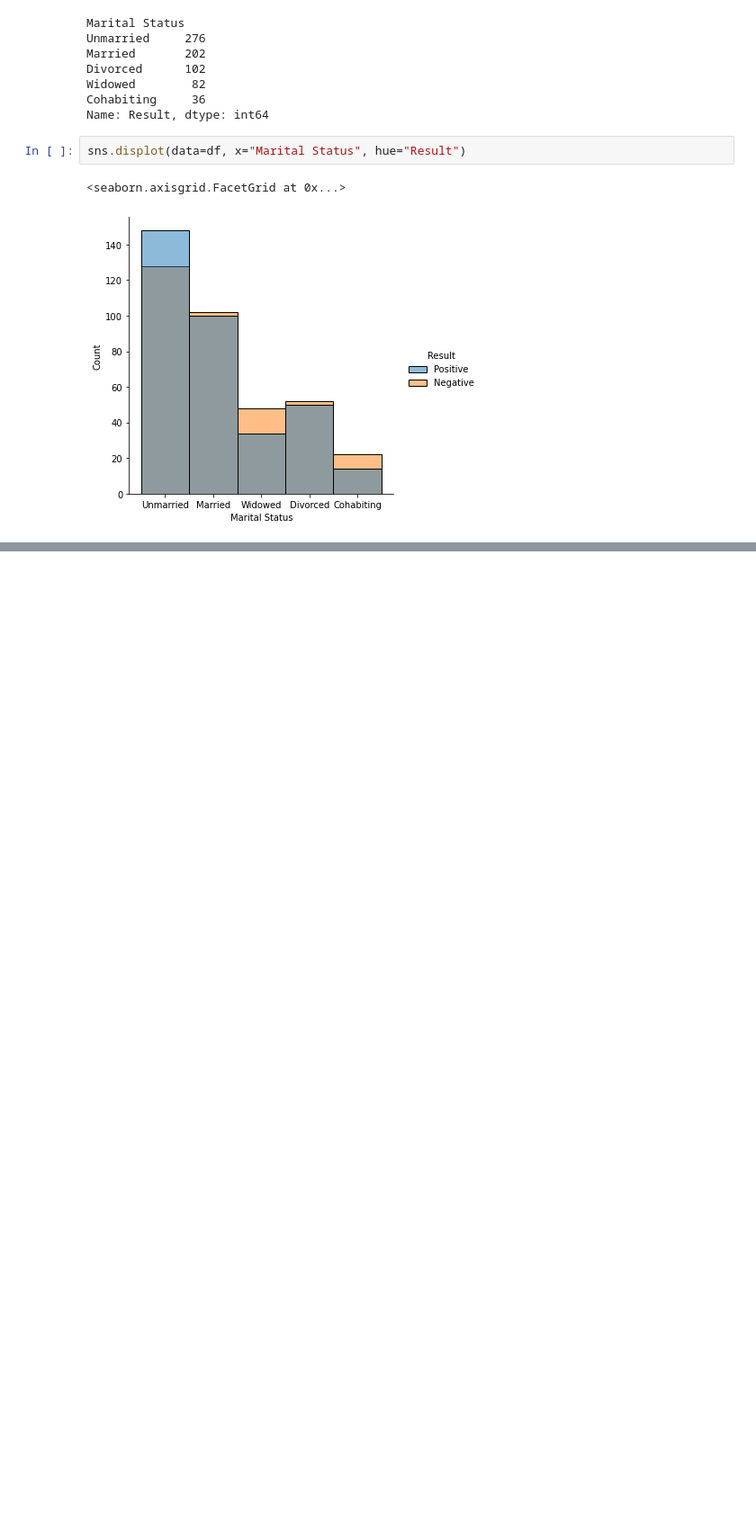
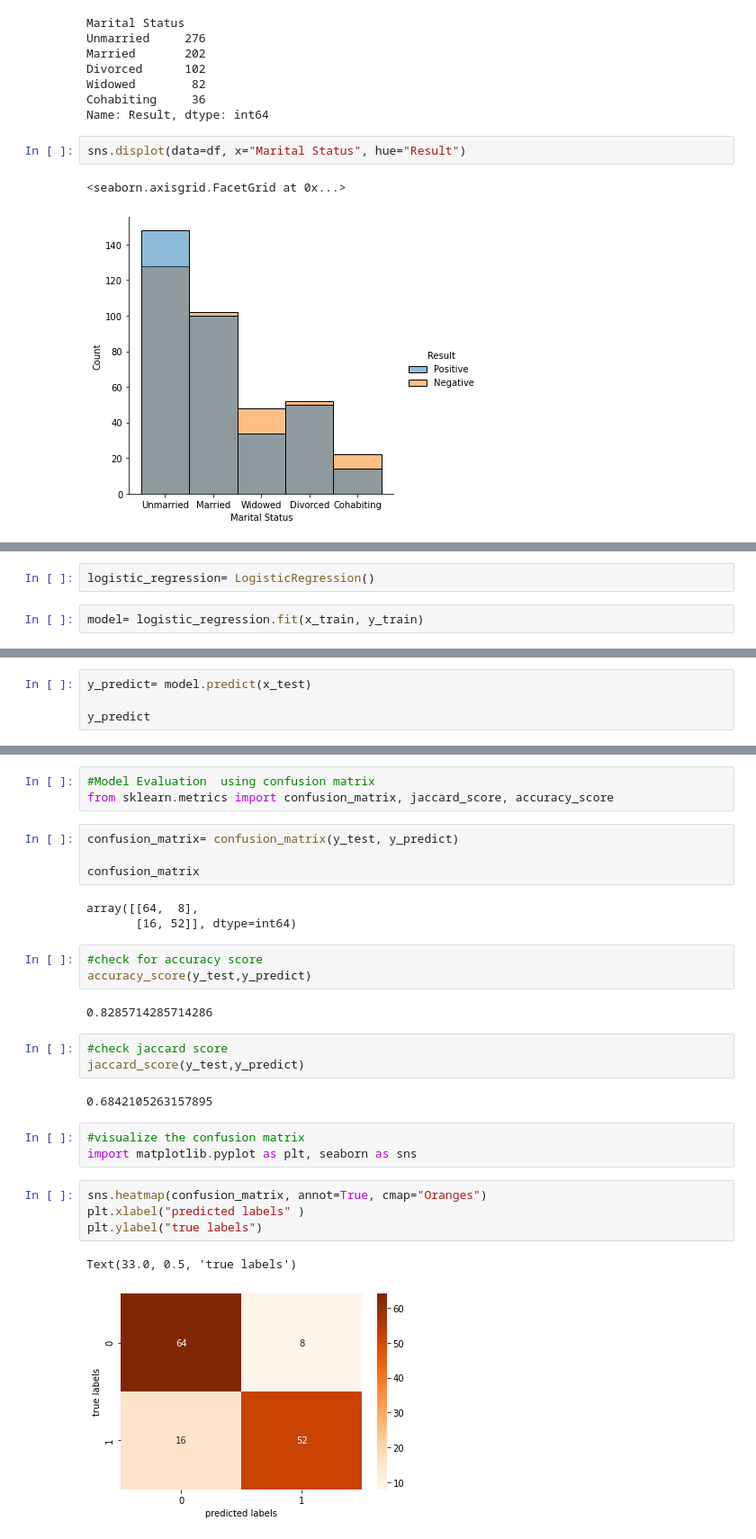
Before and after one commit to michaelegbujua/HIV_analysis, a Jupyter notebook: HIV_analysis_AnalyticsProject.ipynb, the cells around one changed output, grey strips where cells are left out. Shown: that part at 90% size. Cells and saved outputs as stored; diff of their text form; blank space fills up the shorter version.

Commit message:
I started some basic predictions work on the data

```diff
--- a/HIV_analysis_AnalyticsProject.ipynb
+++ b/HIV_analysis_AnalyticsProject.ipynb
@@ -735,0 +831,4 @@ sns.displot(data=df, x="Marital Status", hue="Result")
+# %%
+logistic_regression= LogisticRegression()
+# %%
+model= logistic_regression.fit(x_train, y_train)
@@ -735,0 +843,4 @@ sns.displot(data=df, x="Marital Status", hue="Result")
+# %%
+y_predict= model.predict(x_test)
+
+y_predict
@@ -735,0 +857,30 @@ sns.displot(data=df, x="Marital Status", hue="Result")
+# %%
+#Model Evaluation  using confusion matrix
+from sklearn.metrics import confusion_matrix, jaccard_score, accuracy_score
+# %%
+confusion_matrix= confusion_matrix(y_test, y_predict)
+
+confusion_matrix
+# %% [output]
+array([[64,  8],
+       [16, 52]], dtype=int64)
+# %%
+#check for accuracy score
+accuracy_score(y_test,y_predict)
+# %% [output]
+0.8285714285714286
+# %%
+#check jaccard score
+jaccard_score(y_test,y_predict)
+# %% [output]
+0.6842105263157895
+# %%
+#visualize the confusion matrix
+import matplotlib.pyplot as plt, seaborn as sns
+# %%
+sns.heatmap(confusion_matrix, annot=True, cmap="Oranges")
+plt.xlabel("predicted labels" )
+plt.ylabel("true labels")
+# %% [output]
+Text(33.0, 0.5, 'true labels')
+[figure, added]
```
Also changed, not shown: parts of 16 cells of this notebook.
